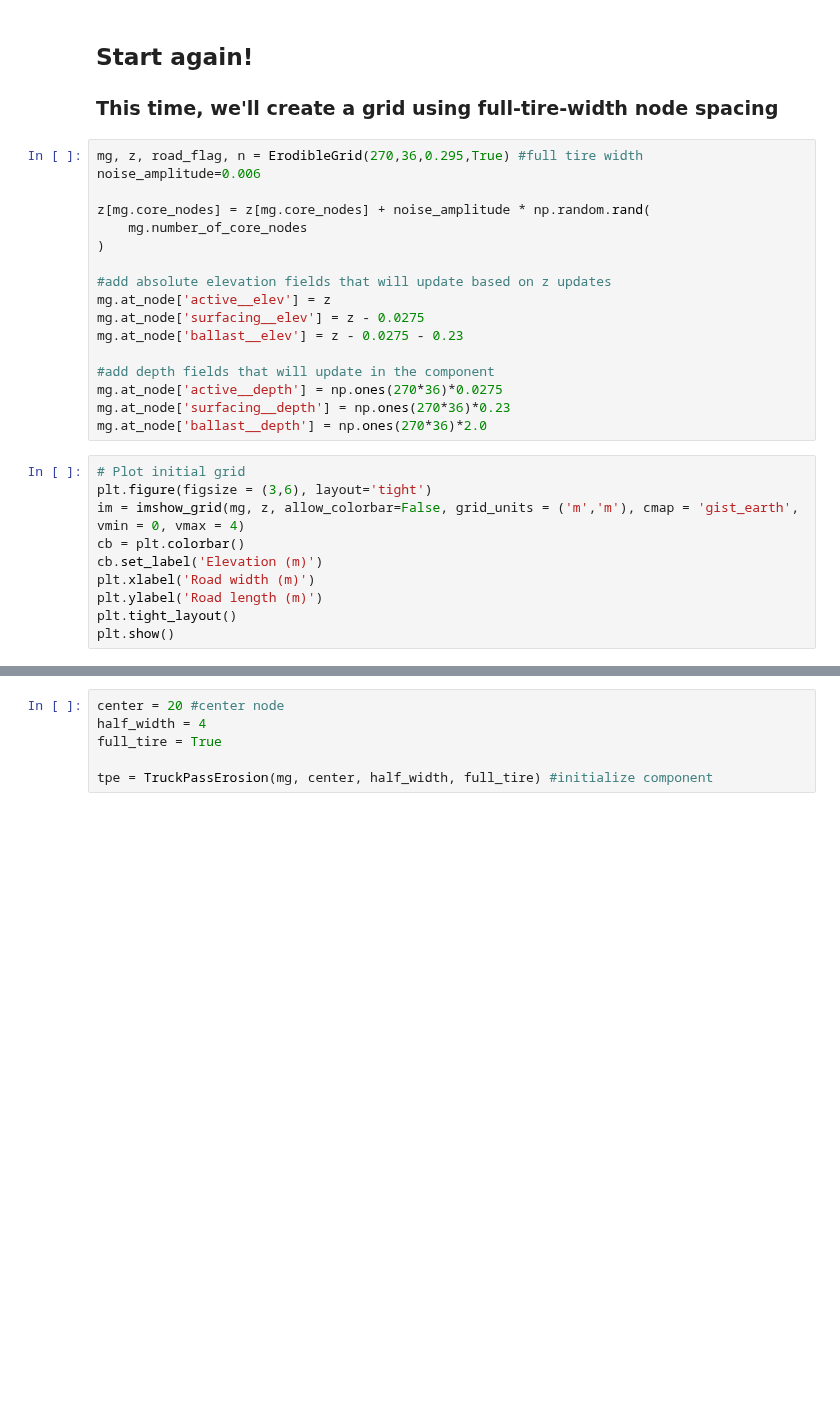
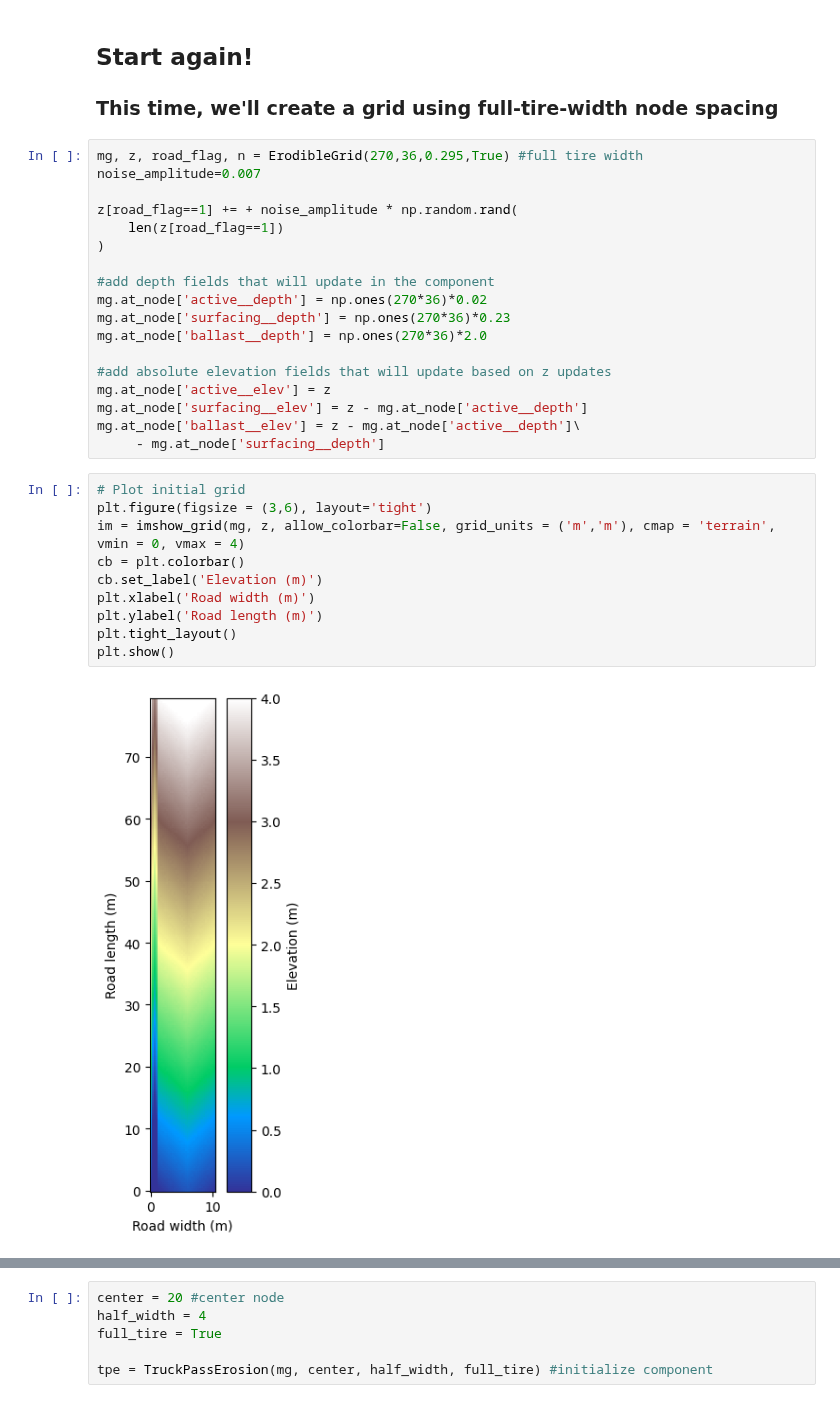
Before and after one commit to adalvis/roads_model, a Jupyter notebook: tutorials/TruckPassErosion_tutorial.ipynb, the cells around one changed output, grey strips where cells are left out. Saved outputs shown, nothing was run; the diff lists cells and outputs as text; blank space fills up the shorter version.

```diff
--- a/tutorials/TruckPassErosion_tutorial.ipynb
+++ b/tutorials/TruckPassErosion_tutorial.ipynb
@@ -233,31 +258,34 @@ plt.show()
 ### This time, we'll create a grid using full-tire-width node spacing
 # %%
 mg, z, road_flag, n = ErodibleGrid(270,36,0.295,True) #full tire width
-noise_amplitude=0.006
+noise_amplitude=0.007
 
-z[mg.core_nodes] = z[mg.core_nodes] + noise_amplitude * np.random.rand(
-    mg.number_of_core_nodes
+z[road_flag==1] += + noise_amplitude * np.random.rand(
+    len(z[road_flag==1])
 )
+
+#add depth fields that will update in the component
+mg.at_node['active__depth'] = np.ones(270*36)*0.02
+mg.at_node['surfacing__depth'] = np.ones(270*36)*0.23
+mg.at_node['ballast__depth'] = np.ones(270*36)*2.0
 
 #add absolute elevation fields that will update based on z updates
 mg.at_node['active__elev'] = z
-mg.at_node['surfacing__elev'] = z - 0.0275
-mg.at_node['ballast__elev'] = z - 0.0275 - 0.23
-
-#add depth fields that will update in the component
-mg.at_node['active__depth'] = np.ones(270*36)*0.0275
-mg.at_node['surfacing__depth'] = np.ones(270*36)*0.23
-mg.at_node['ballast__depth'] = np.ones(270*36)*2.0
+mg.at_node['surfacing__elev'] = z - mg.at_node['active__depth']
+mg.at_node['ballast__elev'] = z - mg.at_node['active__depth']\
+     - mg.at_node['surfacing__depth']
 # %%
 # Plot initial grid
 plt.figure(figsize = (3,6), layout='tight')
-im = imshow_grid(mg, z, allow_colorbar=False, grid_units = ('m','m'), cmap = 'gist_earth', vmin = 0, vmax = 4)
+im = imshow_grid(mg, z, allow_colorbar=False, grid_units = ('m','m'), cmap = 'terrain', vmin = 0, vmax = 4)
 cb = plt.colorbar()
 cb.set_label('Elevation (m)')
 plt.xlabel('Road width (m)')
 plt.ylabel('Road length (m)')
 plt.tight_layout()
 plt.show()
+# %% [output]
+[figure, added]
 # %%
 # Prep some variables for later
 xsec_pre = mg.at_node['topographic__elevation'][2196:2232].copy()
```
Also changed, not shown: parts of 12 cells of this notebook.
